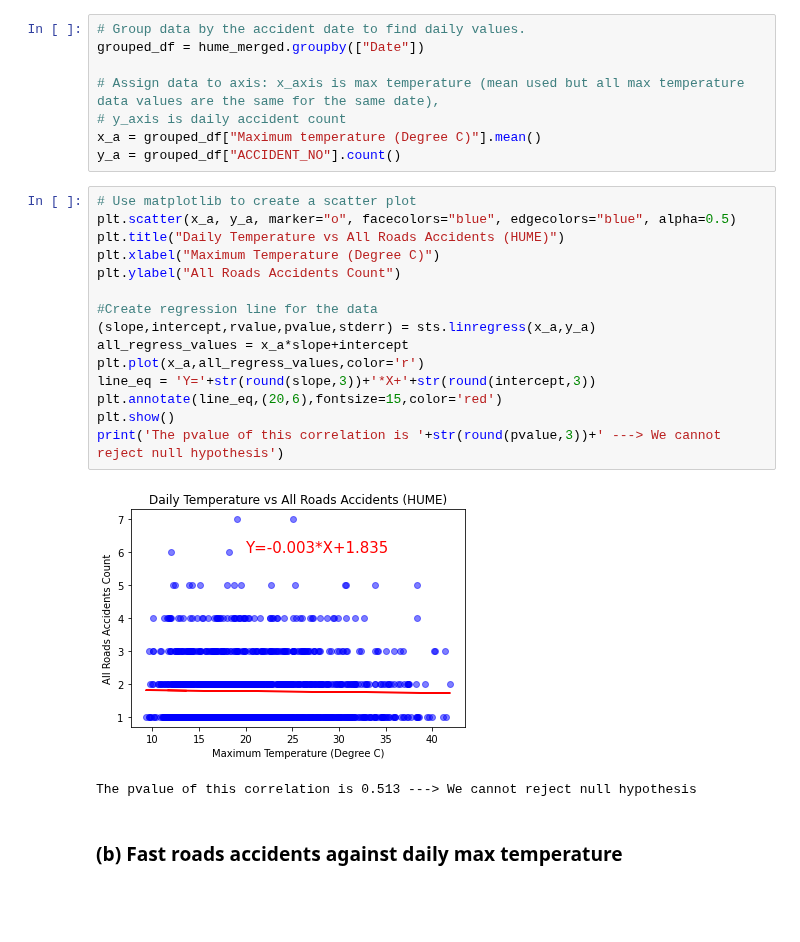
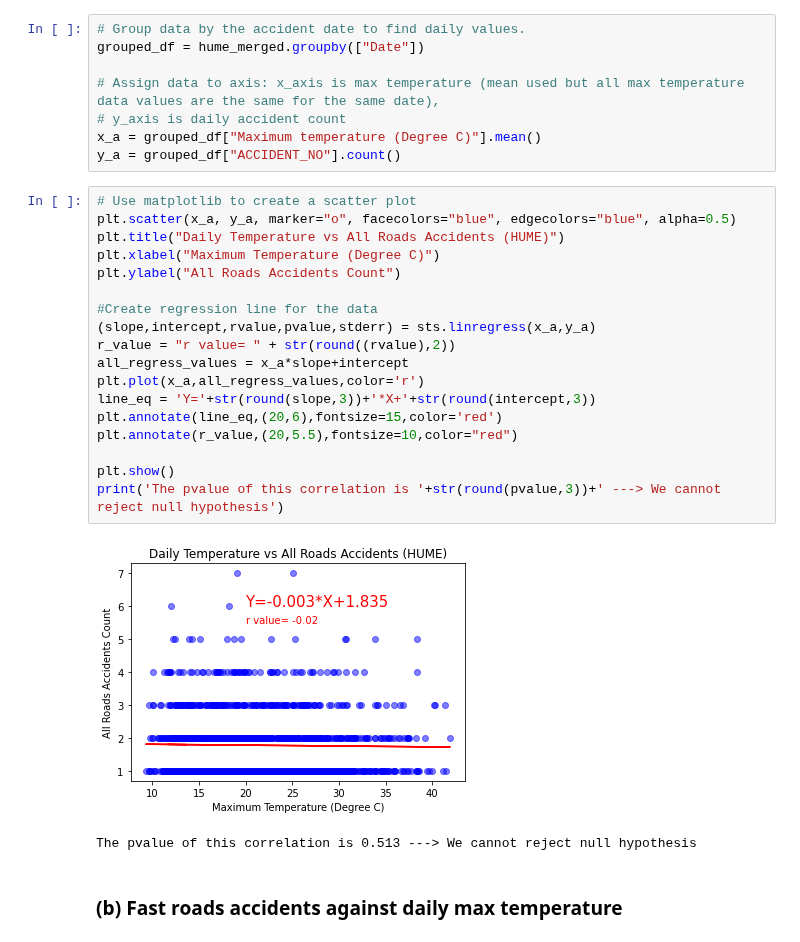
Before and after one commit to MarcusKorea/Crashes_in_Victoria, a Jupyter notebook: step8_temperature_analysis (Hume).ipynb, the cells around one changed output. Saved outputs shown, nothing was run; the diff lists cells and outputs as text; blank space fills up the shorter version.

```diff
--- a/step8_temperature_analysis (Hume).ipynb
+++ b/step8_temperature_analysis (Hume).ipynb
@@ -38,20 +38,23 @@ y_a = grouped_df["ACCIDENT_NO"].count()
 # %%
 # Use matplotlib to create a scatter plot
 plt.scatter(x_a, y_a, marker="o", facecolors="blue", edgecolors="blue", alpha=0.5)
 plt.title("Daily Temperature vs All Roads Accidents (HUME)")
 plt.xlabel("Maximum Temperature (Degree C)")
 plt.ylabel("All Roads Accidents Count")
 
 #Create regression line for the data
 (slope,intercept,rvalue,pvalue,stderr) = sts.linregress(x_a,y_a)
+r_value = "r value= " + str(round((rvalue),2))
 all_regress_values = x_a*slope+intercept
 plt.plot(x_a,all_regress_values,color='r')
 line_eq = 'Y='+str(round(slope,3))+'*X+'+str(round(intercept,3))
 plt.annotate(line_eq,(20,6),fontsize=15,color='red')
+plt.annotate(r_value,(20,5.5),fontsize=10,color="red")
+
 plt.show()
 print('The pvalue of this correlation is '+str(round(pvalue,3))+' ---> We cannot reject null hypothesis')
 # %% [output]
-[figure, old version]
+[figure, new version]
 The pvalue of this correlation is 0.513 ---> We cannot reject null hypothesis
 # %% [markdown]
 ### (b) Fast roads accidents against daily max temperature
```
Also changed, not shown: parts of 1 cell of this notebook, 7 other files.
